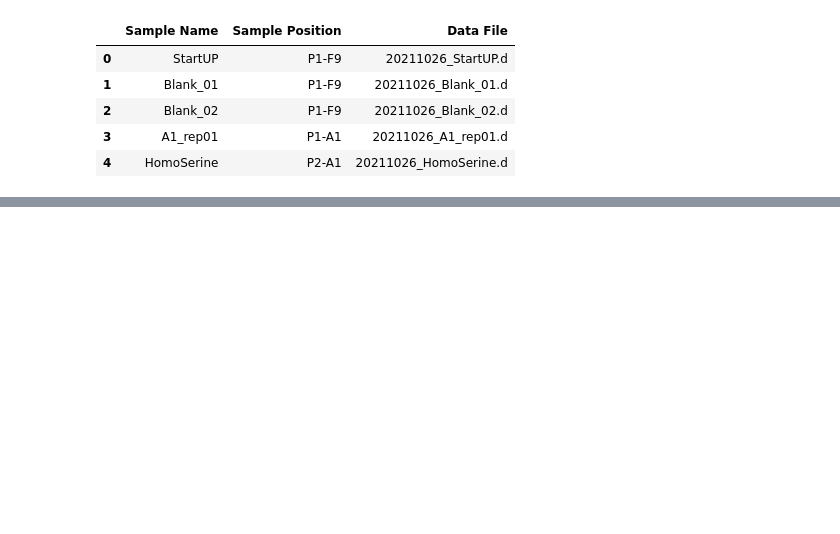
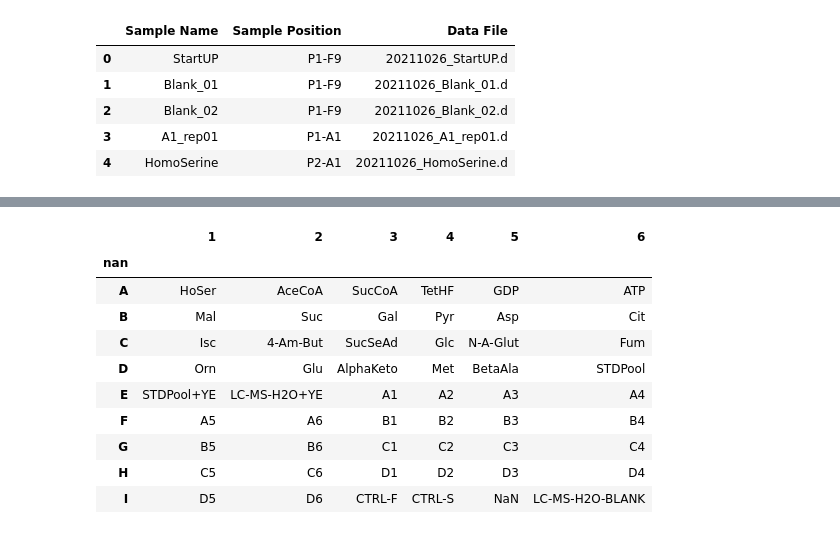
Before and after one commit to irahorecka/montenegro-burke-ms, a Jupyter notebook: nutrient_assessment/scratchpad.ipynb, the cells around one changed output, grey strips where cells are left out. Saved outputs shown, nothing was run; the diff lists cells and outputs as text; code cells hidden in the pictures; blank space fills up the shorter version.

```diff
--- a/nutrient_assessment/scratchpad.ipynb
+++ b/nutrient_assessment/scratchpad.ipynb
@@ -348,0 +401,16 @@ df.to_csv(
+# %%
+output_sample_name = tims_df.iloc[24:,:]
+output_sample_name = mv_row_as_header_and_def_index(output_sample_name, 0, index_col=np.nan)
+output_sample_name
+# %% [output]
+|  | 1 | 2 | 3 | 4 | 5 | 6 |
+| nan |  |  |  |  |  |  |
+| A | HoSer | AceCoA | SucCoA | TetHF | GDP | ATP |
+| B | Mal | Suc | Gal | Pyr | Asp | Cit |
+| C | Isc | 4-Am-But | SucSeAd | Glc | N-A-Glut | Fum |
+| D | Orn | Glu | AlphaKeto | Met | BetaAla | STDPool |
+| E | STDPool+YE | LC-MS-H2O+YE | A1 | A2 | A3 | A4 |
+| F | A5 | A6 | B1 | B2 | B3 | B4 |
+| G | B5 | B6 | C1 | C2 | C3 | C4 |
+| H | C5 | C6 | D1 | D2 | D3 | D4 |
+| I | D5 | D6 | CTRL-F | CTRL-S | NaN | LC-MS-H2O-BLANK |
```
Also changed, not shown: parts of 14 cells of this notebook, 3 other files.
